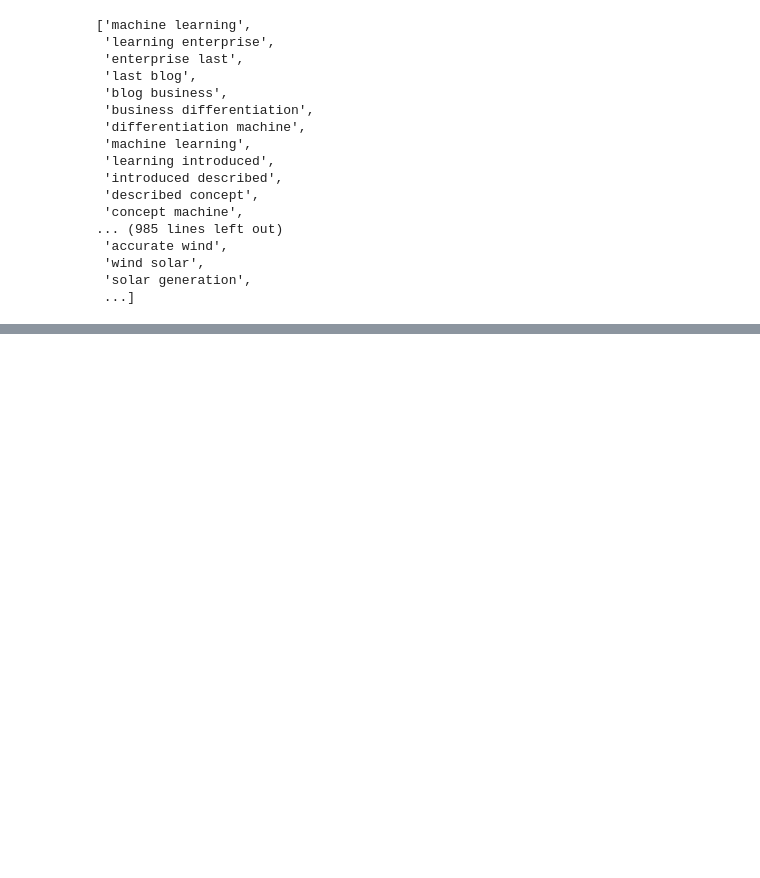
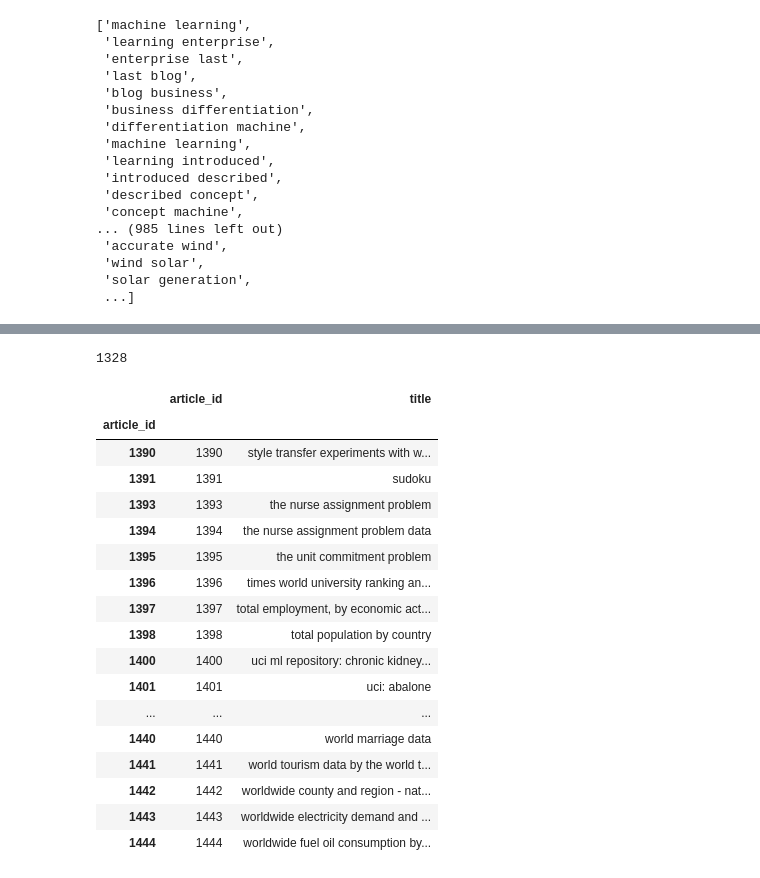
Before and after one commit to gilzero/project_recommendations_ibm, a Jupyter notebook: recommendations_ibm.ipynb, the cells around one changed output, grey strips where cells are left out. Drawn from its saved outputs; the diff is of its cells as text; code cells hidden in the pictures; blank space fills up the shorter version.

Commit message:
get all article titles, approaching title-title tfidf similarity

```diff
--- a/recommendations_ibm.ipynb
+++ b/recommendations_ibm.ipynb
@@ -1444,0 +1609,8 @@ array(['apache software', 'apache spark', 'open source',
+# %%
+df_content_titles_subset = df_content[['article_id', 'doc_full_name']]
+
+df_content_titles_subset.columns = [['article_id', 'title']]
+
+df_content_titles_subset.index = df_content_titles_subset['article_id'].values.flatten()
+
+df_content_titles_subset
@@ -1444,0 +1631,7 @@ array(['apache software', 'apache spark', 'open source',
+# %%
+a = df_content_titles_subset.to_numpy()
+# %%
+b = df_diff.to_numpy()
+# %%
+all_titles_np = np.concatenate((a, b))
+all_titles_np
@@ -1444,0 +1649,28 @@ array(['apache software', 'apache spark', 'open source',
+# %%
+len(all_titles_np)
+# %% [output]
+1328
+# %%
+titles_df = pd.DataFrame(all_titles_np)
+titles_df.columns = ['article_id', 'title']
+titles_df.index = titles_df.article_id
+titles_df.tail(50)
+# %% [output]
+|  | article_id | title |
+| article_id |  |  |
+| 1390 | 1390 | style transfer experiments with w... |
+| 1391 | 1391 | sudoku |
+| 1393 | 1393 | the nurse assignment problem |
+| 1394 | 1394 | the nurse assignment problem data |
+| 1395 | 1395 | the unit commitment problem |
+| 1396 | 1396 | times world university ranking an... |
+| 1397 | 1397 | total employment, by economic act... |
+| 1398 | 1398 | total population by country |
+| 1400 | 1400 | uci ml repository: chronic kidney... |
+| 1401 | 1401 | uci: abalone |
+| ... | ... | ... |
+| 1440 | 1440 | world marriage data |
+| 1441 | 1441 | world tourism data by the world t... |
+| 1442 | 1442 | worldwide county and region - nat... |
+| 1443 | 1443 | worldwide electricity demand and ... |
+| 1444 | 1444 | worldwide fuel oil consumption by... |
```
Also changed, not shown: parts of 33 cells of this notebook.
